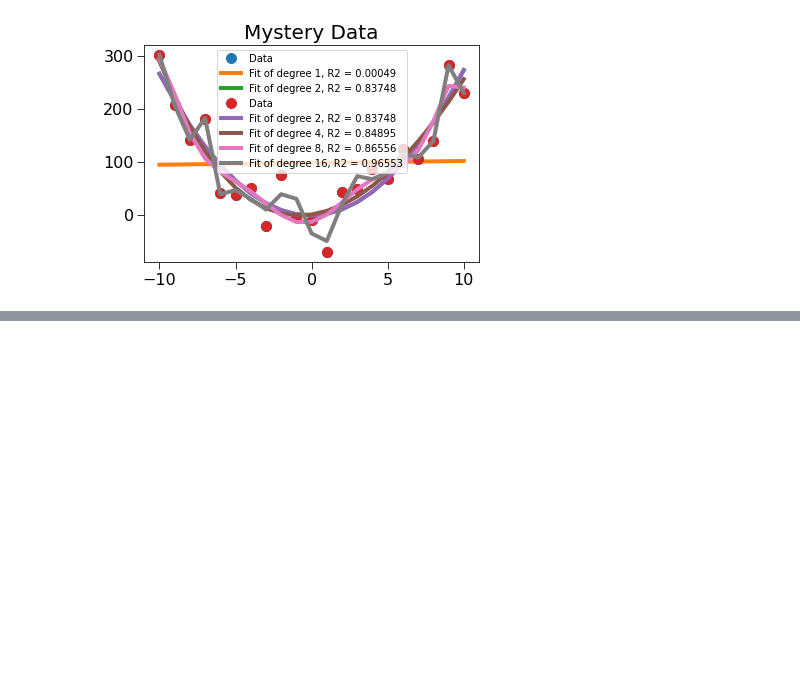
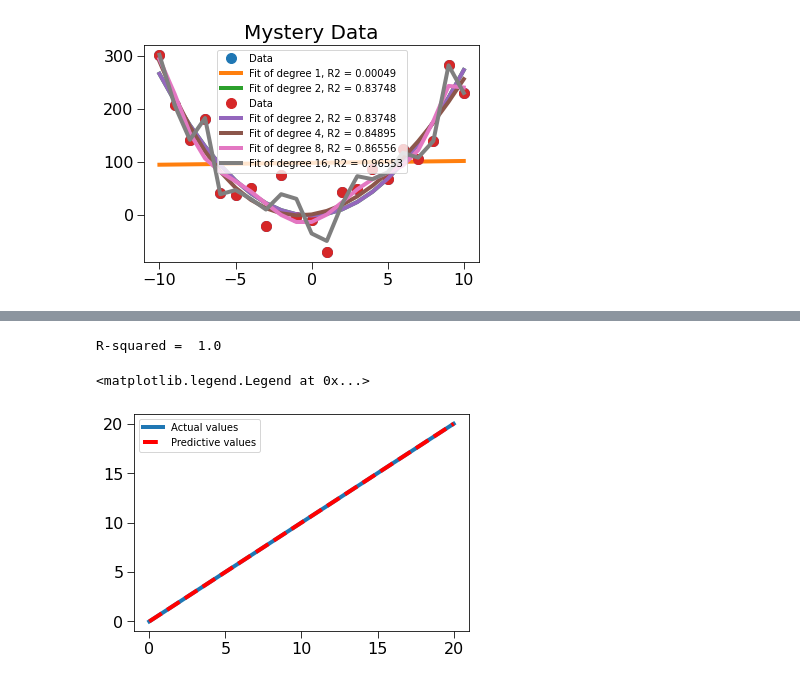
Before and after one commit to Meta-Sean/6.0001, a Jupyter notebook: 6_0002.ipynb, the cells around one changed output, grey strips where cells are left out. Cells and saved outputs as stored; diff of their text form; code cells hidden in the pictures; blank space fills up the shorter version.

```diff
--- a/6_0002.ipynb
+++ b/6_0002.ipynb
@@ -1294,0 +1356,16 @@ def genNoisyParabolicData(a, b, c, xVals, fName):
+# %%
+##OPEN FOR SECOND DEMO
+##
+pylab.figure()
+#Extend domain
+xVals = xVals + (20,)
+yVals = xVals
+pylab.plot(xVals, yVals, label = 'Actual values')
+estYVals = pylab.polyval((a,b,c), xVals)
+pylab.plot(xVals, estYVals, 'r--', label = 'Predictive values')
+print('R-squared = ', rSquared(yVals, estYVals))
+pylab.legend(loc = 'best')
+# %% [output]
+R-squared =  1.0
+<matplotlib.legend.Legend at 0x...>
+[figure, added]
```
Also changed, not shown: parts of 18 cells of this notebook.
